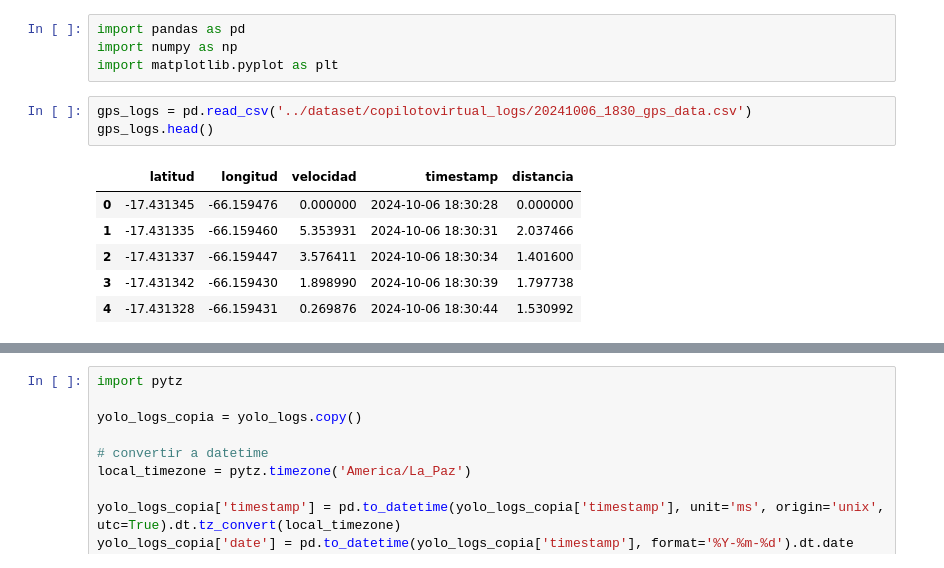
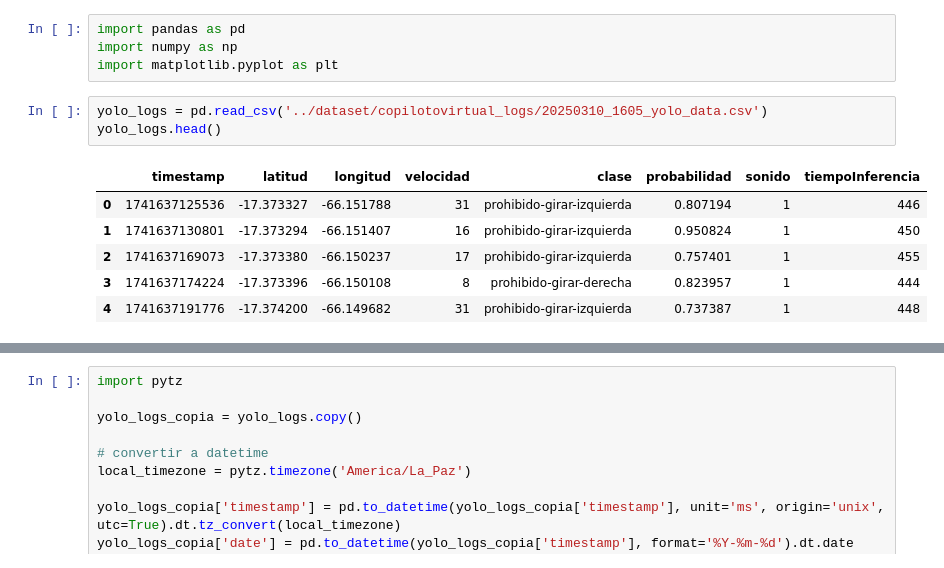
Before and after one commit to azambrana/copiloto-virtual, a Jupyter notebook: traffic-sign-recognition/notebooks/copiloto_virtual_logs.ipynb, the cells around one changed output, grey strips where cells are left out. Cells and saved outputs as stored; diff of their text form.

```diff
--- a/traffic-sign-recognition/notebooks/copiloto_virtual_logs.ipynb
+++ b/traffic-sign-recognition/notebooks/copiloto_virtual_logs.ipynb
@@ -21,12 +27,12 @@ import pandas as pd
 import numpy as np
 import matplotlib.pyplot as plt
 # %%
-gps_logs = pd.read_csv('../dataset/copilotovirtual_logs/20241006_1830_gps_data.csv')
-gps_logs.head()
+yolo_logs = pd.read_csv('../dataset/copilotovirtual_logs/20250310_1605_yolo_data.csv')
+yolo_logs.head()
 # %% [output]
-|  | latitud | longitud | velocidad | timestamp | distancia |
-| 0 | -17.431345 | -66.159476 | 0.000000 | 2024-10-06 18:30:28 | 0.000000 |
-| 1 | -17.431335 | -66.159460 | 5.353931 | 2024-10-06 18:30:31 | 2.037466 |
-| 2 | -17.431337 | -66.159447 | 3.576411 | 2024-10-06 18:30:34 | 1.401600 |
-| 3 | -17.431342 | -66.159430 | 1.898990 | 2024-10-06 18:30:39 | 1.797738 |
-| 4 | -17.431328 | -66.159431 | 0.269876 | 2024-10-06 18:30:44 | 1.530992 |
+|  | timestamp | latitud | longitud | velocidad | clase | probabilidad | sonido | tiempoInferencia |
+| 0 | 1741637125536 | -17.373327 | -66.151788 | 31 | prohibido-girar-izquierda | 0.807194 | 1 | 446 |
+| 1 | 1741637130801 | -17.373294 | -66.151407 | 16 | prohibido-girar-izquierda | 0.950824 | 1 | 450 |
+| 2 | 1741637169073 | -17.373380 | -66.150237 | 17 | prohibido-girar-izquierda | 0.757401 | 1 | 455 |
+| 3 | 1741637174224 | -17.373396 | -66.150108 | 8 | prohibido-girar-derecha | 0.823957 | 1 | 444 |
+| 4 | 1741637191776 | -17.374200 | -66.149682 | 31 | prohibido-girar-izquierda | 0.737387 | 1 | 448 |
```
Also changed, not shown: parts of 14 cells of this notebook, 12 other files.
